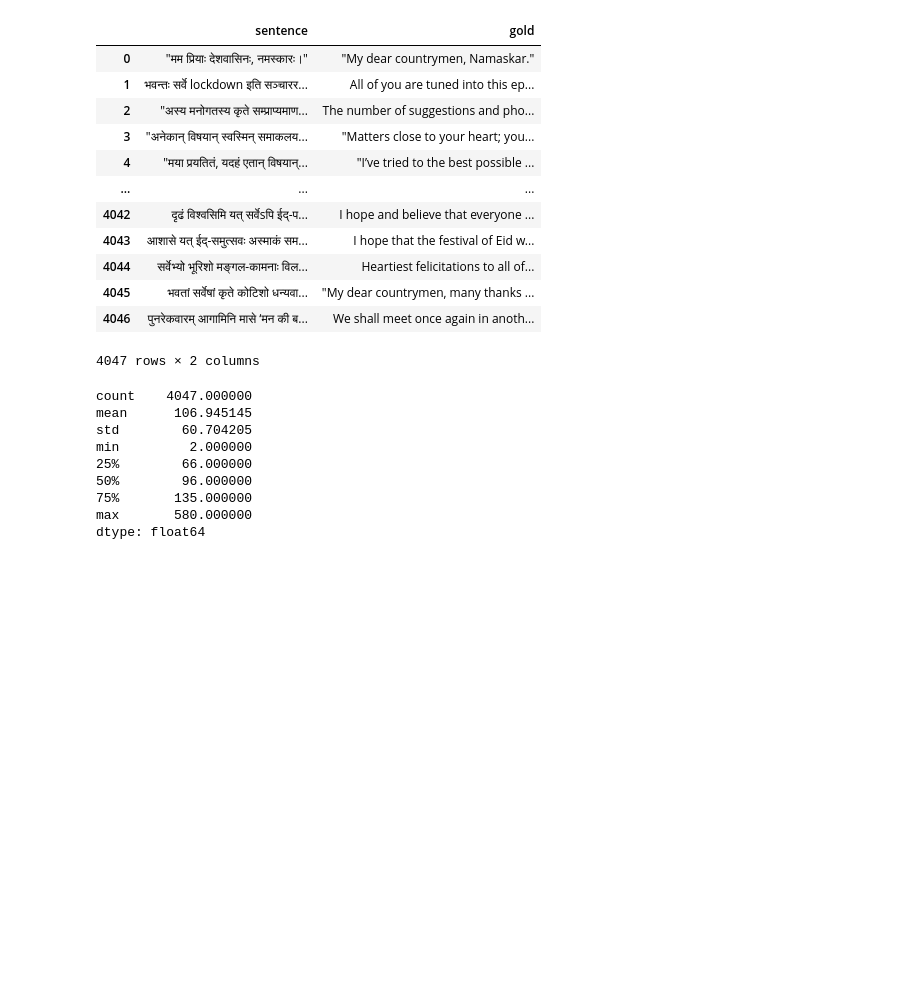
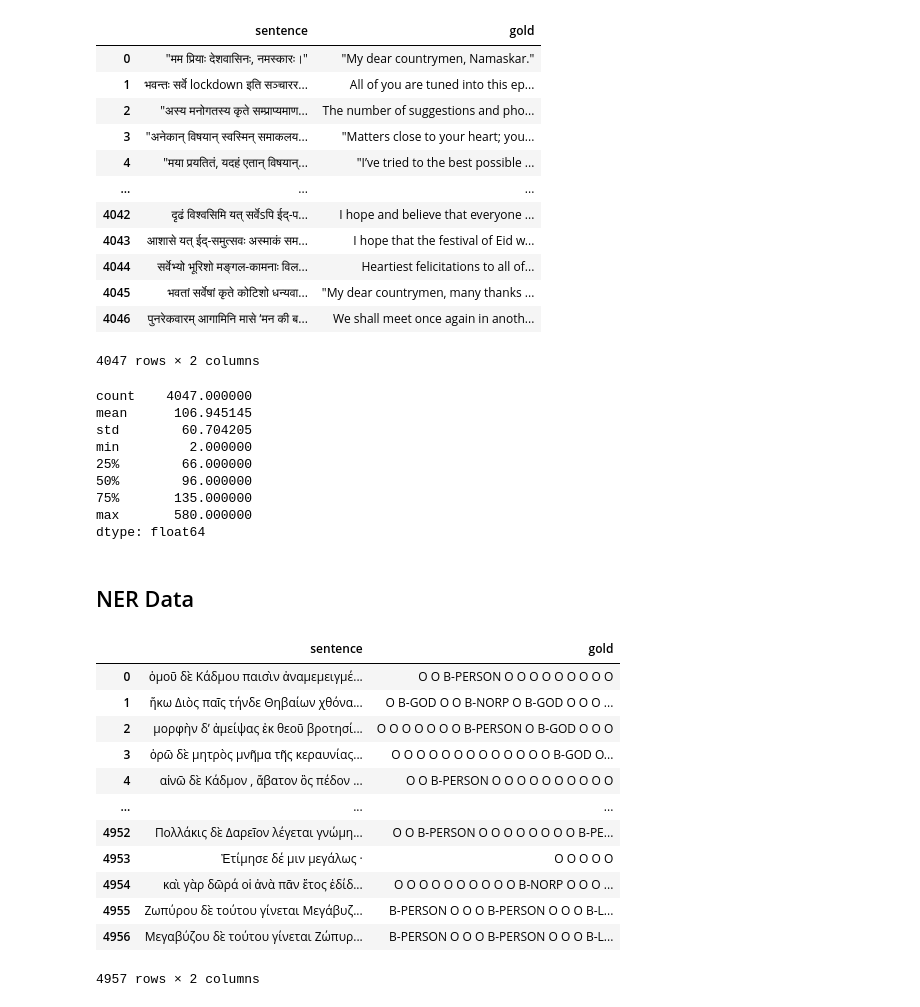
Before and after one commit to mahesh-ak/SktQA, a Jupyter notebook: Plots.ipynb, the cells around one changed output. Saved outputs shown, nothing was run; the diff lists cells and outputs as text; code cells hidden in the pictures; blank space fills up the shorter version.

```diff
--- a/Plots.ipynb
+++ b/Plots.ipynb
@@ -738,3 +738,5 @@ min         2.000000
 75%       135.000000
 max       580.000000
 dtype: float64
+# %% [markdown]
+## NER Data
@@ -740,0 +745,39 @@ dtype: float64
+# %%
+with open("data/ner/nereus_dataset.biluo",'r') as fp:
+    entities = []
+    sentences = fp.read().split('\n\n')
+    sents = []
+    gold = []
+    for sent in sentences:
+        words = sent.split('\n')
+        word = []
+        label = []
+        for w0 in words:
+            try:
+                w, l = w0.split()
+            except:
+                continue
+            word.append(w)
+            l = l.replace('U-','B-').replace('L-','I-')
+            label.append(l)
+            if l not in entities:
+                entities.append(l)
+        sents.append(' '.join(word))
+        gold.append(' '.join(label))
+
+ner_df = pd.DataFrame({'sentence': sents, 'gold': gold})
+ner_df
+# %% [output]
+|  | sentence | gold |
+| 0 | ὁμοῦ δὲ Κάδμου παισὶν ἀναμεμειγμέ... | O O B-PERSON O O O O O O O O O |
+| 1 | ἥκω Διὸς παῖς τήνδε Θηβαίων χθόνα... | O B-GOD O O B-NORP O B-GOD O O O ... |
+| 2 | μορφὴν δʼ ἀμείψας ἐκ θεοῦ βροτησί... | O O O O O O O B-PERSON O B-GOD O O O |
+| 3 | ὁρῶ δὲ μητρὸς μνῆμα τῆς κεραυνίας... | O O O O O O O O O O O O O B-GOD O... |
+| 4 | αἰνῶ δὲ Κάδμον , ἄβατον ὃς πέδον ... | O O B-PERSON O O O O O O O O O O |
+| ... | ... | ... |
+| 4952 | Πολλάκις δὲ Δαρεῖον λέγεται γνώμη... | O O B-PERSON O O O O O O O O B-PE... |
+| 4953 | Ἐτίμησε δέ μιν μεγάλως · | O O O O O |
+| 4954 | καὶ γὰρ δῶρά οἱ ἀνὰ πᾶν ἔτος ἐδίδ... | O O O O O O O O O O B-NORP O O O ... |
+| 4955 | Ζωπύρου δὲ τούτου γίνεται Μεγάβυζ... | B-PERSON O O O B-PERSON O O O B-L... |
+| 4956 | Μεγαβύζου δὲ τούτου γίνεται Ζώπυρ... | B-PERSON O O O B-PERSON O O O B-L... |
+4957 rows × 2 columns
```
Also changed, not shown: parts of 11 cells of this notebook, 9 other files.
